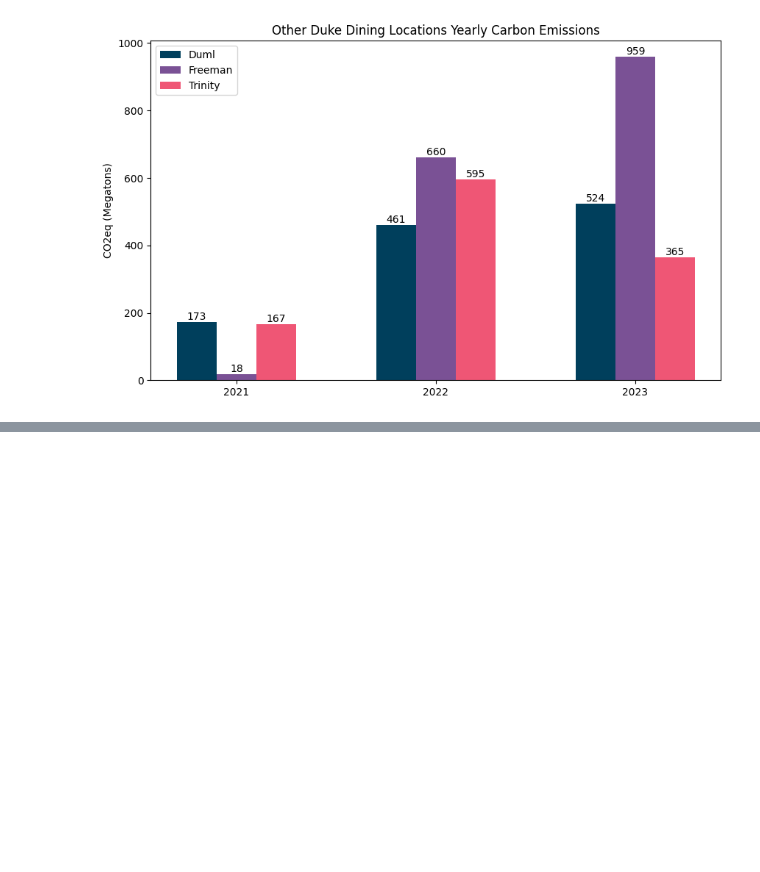
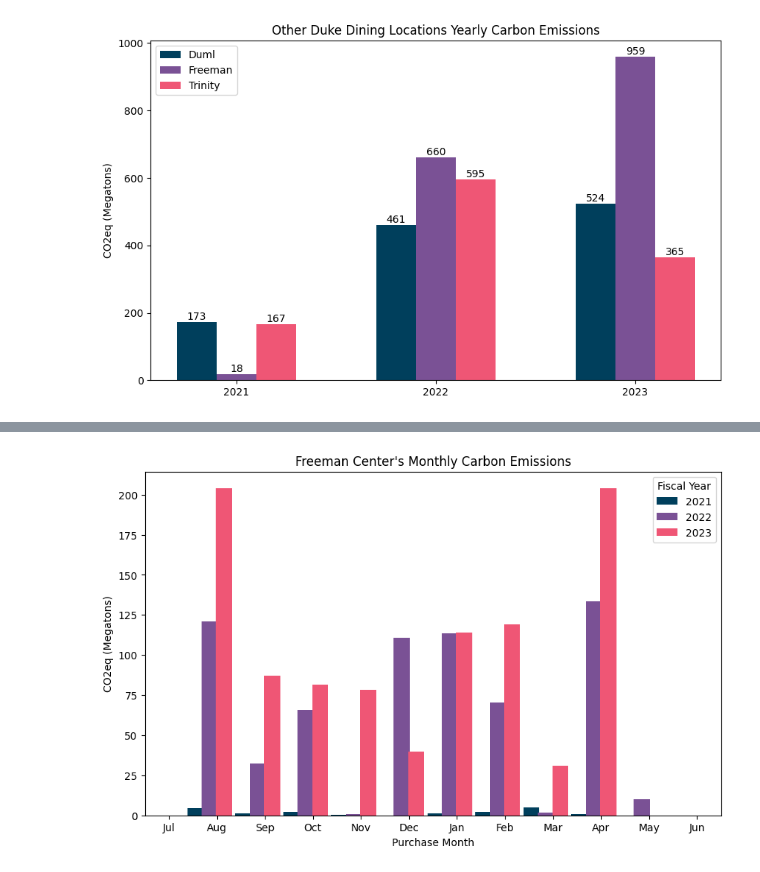
Before and after one commit to ethansong206/Climate-Plus-Project, a Jupyter notebook: DataCleaning.ipynb, the cells around one changed output, grey strips where cells are left out. Drawn from its saved outputs; the diff is of its cells as text; code cells hidden in the pictures; blank space fills up the shorter version.

```diff
--- a/DataCleaning.ipynb
+++ b/DataCleaning.ipynb
@@ -940,3 +1053,39 @@ plt.show()
+# %%
+#@title Freeman Center Monthly
+metrics_freeman = df_freeman.groupby(['Fiscal Year', 'Purchase Month'])['CO2e(kg)'].sum() / 1000
+purchase_months = np.roll(np.arange(1, 13), -6)
+years_freeman = df_freeman['Fiscal Year'].unique()
+template = pd.MultiIndex.from_product([years_freeman, purchase_months], names=['Fiscal Year', 'Purchase Month']).to_frame(index=False)
+metrics_filled_freeman = pd.merge(template, metrics_freeman, on=['Fiscal Year', 'Purchase Month'], how='left').fillna(0)
+metrics_filled_freeman = metrics_filled_freeman[metrics_filled_freeman['Fiscal Year'] != '2020']
+color_map = {year: color for year, color in zip(years2, bar_colors)}
+year_gap = 0.3
+bar_width = 1 / len(years2)
+missing_bars = len(purchase_months) - len(metrics_filled_freeman['Purchase Month'].unique())
+bar_positions = np.arange(len(purchase_months) + missing_bars) + 1 * bar_width
+fig_freeman, ax_freeman = plt.subplots(figsize=(10, 6))
+for i, year in enumerate(years2):
+    data = metrics_filled_freeman.loc[metrics_filled_freeman['Fiscal Year'] == year, 'CO2e(kg)']
+    if len(data) == 0:
+        continue
+    year_offset = (i - len(years2) / 2) * year_gap
+    ax_freeman.bar(bar_positions + year_offset, data, width=bar_width, color=color_map[year], label=year)
+ax_freeman.set_xlabel('Purchase Month')
+ax_freeman.set_ylabel('CO2eq (Megatons)')
+ax_freeman.set_title('Freeman Center\'s Monthly Carbon Emissions')
+ax_freeman.legend(title='Fiscal Year')
+plt.xlim(bar_positions[0] - .5, bar_positions[-1] + .5)
+plt.xticks(bar_positions, purchase_months)
+month_names = [calendar.month_abbr[month] for month in purchase_months]
+plt.xticks(bar_positions, month_names)
+plt.show()
+
+#no spending in summer months makes sense, not open
+#peaks in August and April, not sure why April (maybe more Shabbat dinners or Senior Sendoff related)
+#consistent spending throughout year, weekly Shabbat dinners?
+#started consistently having emissions in FY2022 which is Post-Covid
+# %% [output]
+[figure, added]
 # %%
 #DD22.to_csv('DD22.csv', encoding = 'utf-8-sig')
 #files.download('DD22.csv')
```
Also changed, not shown: parts of 8 cells of this notebook.
